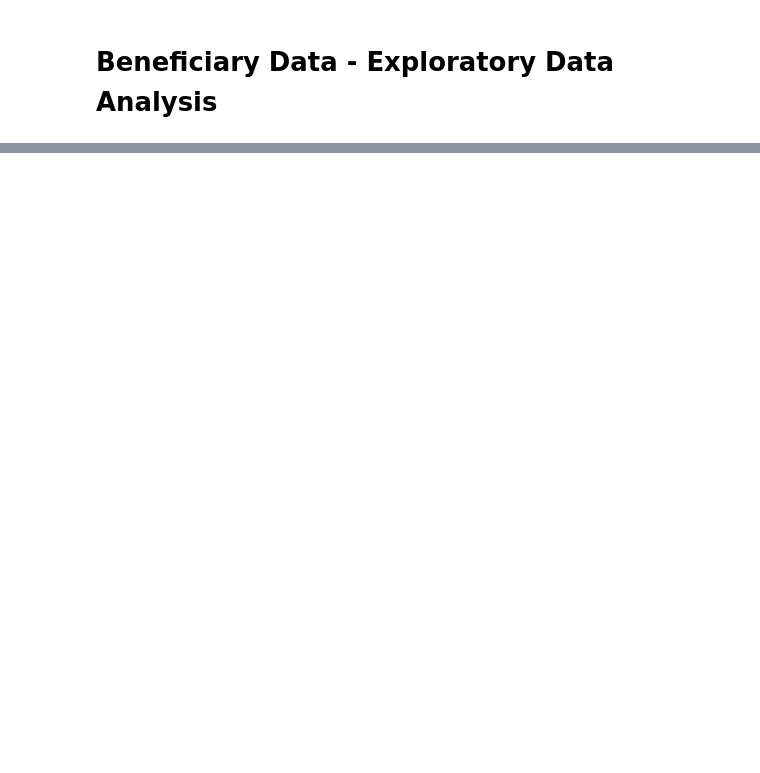
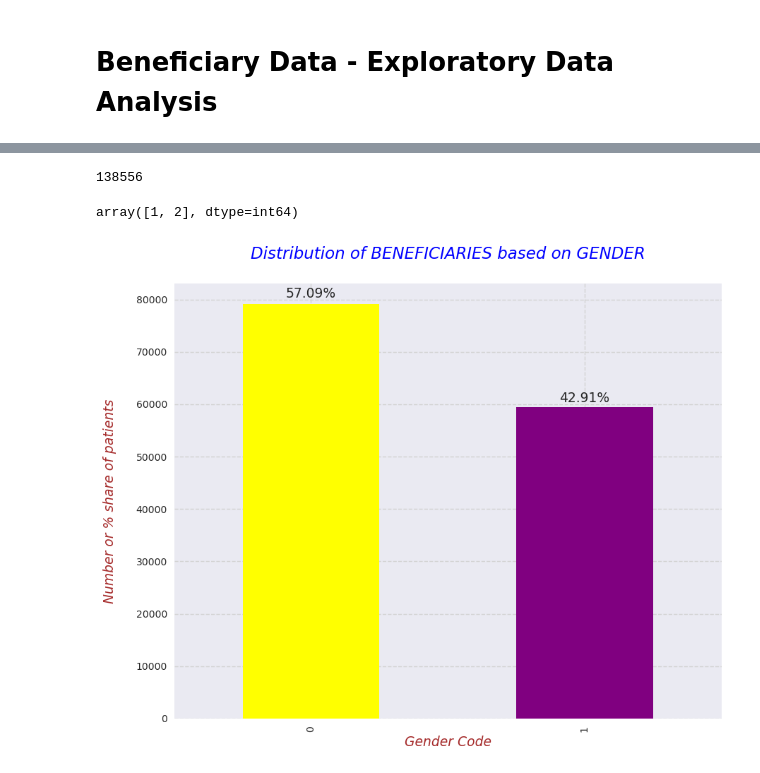
Before and after one commit to abhishekakkewar/Medicare-Provider-Fraud-Detection, a Jupyter notebook: Medicare Provider Fraud Detection.ipynb, the cells around one changed output, grey strips where cells are left out. Saved outputs shown, nothing was run; the diff lists cells and outputs as text; code cells hidden in the pictures; blank space fills up the shorter version.

```diff
--- a/Medicare Provider Fraud Detection.ipynb
+++ b/Medicare Provider Fraud Detection.ipynb
@@ -11,7 +11,7 @@ import seaborn as sns
 # %%
 pd.set_option('display.max_columns',30)
 label_font_dict = {'family':'sans-serif','size':13.5, 'color':'brown','style':'italic'}
-title_font_dict = {'family':'sans=serif', 'size':16.5, 'color':'Blue','style':'italic'}
+title_font_dict = {'family':'sans-serif', 'size':16.5, 'color':'Blue','style':'italic'}
 # %% [markdown]
 # Beneficiary Data - Exploratory Data Analysis
 # %%
@@ -22,0 +70,32 @@ train_op_df = pd.read_csv(r"C:\Users\aakkewar\Documents\BOOTCAMP (PowerBI, SQL,
+# %%
+#To get count of unique beneficiaries in the dataset
+train_bene_df['BeneID'].nunique()
+# %% [output]
+138556
+# %%
+#To Find how many number of records we have at the GENDER level
+train_bene_df['Gender'].unique()
+# %% [output]
+array([1, 2], dtype=int64)
+# %%
+train_bene_df['Gender'] = train_bene_df['Gender'].apply(lambda val: 0 if val == 2 else 1)
+# %%
+# Here, I'm displaying the distribution of BENEFICIARIES on the basis of GENDER
+with plt.style.context('seaborn'):
+  plt.figure(figsize=(10,8))
+  fig = train_bene_df['Gender'].value_counts().plot(kind='bar', color=['yellow','purple'])
+  # Using the "patches" function we will get the location of the rectangle bars from the graph.
+  ## Then by using those location(width & height) values we will add the annotations
+  for p in fig.patches:
+    width = p.get_width()
+    height = p.get_height()
+    x, y = p.get_xy()
+    fig.annotate(f'{str(round((height*100)/train_bene_df.shape[0],2))+"%"}', (x + width/2, y + height*1.015), ha='center', fontsize=13.5)
+  # Providing the labels and title to the graph
+  plt.xlabel("Gender Code", fontdict=label_font_dict)
+  plt.ylabel("Number or % share of patients\n", fontdict=label_font_dict)
+  plt.grid(which='major', linestyle="--", color='lightgrey')
+  plt.minorticks_on()
+  plt.title("Distribution of BENEFICIARIES based on GENDER\n", fontdict=title_font_dict)
+# %% [output]
+[figure, added]
```
Also changed, not shown: parts of 8 cells of this notebook.
